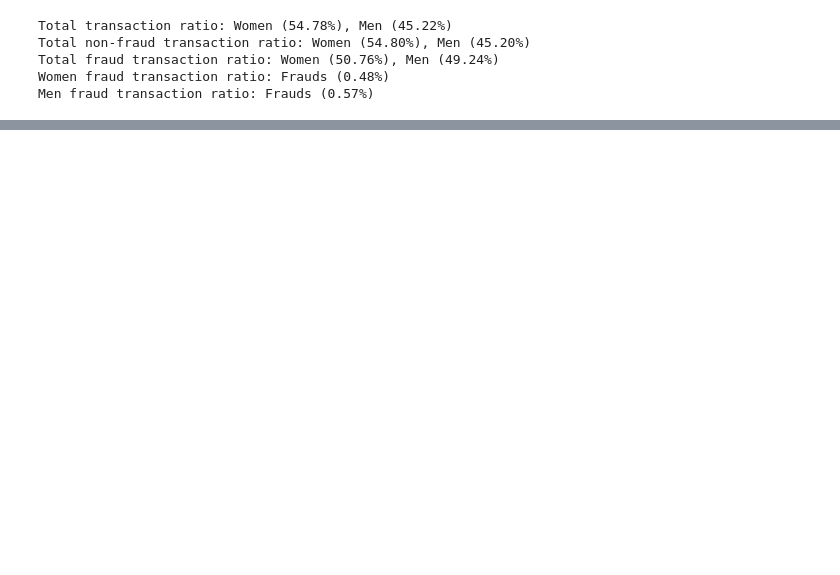
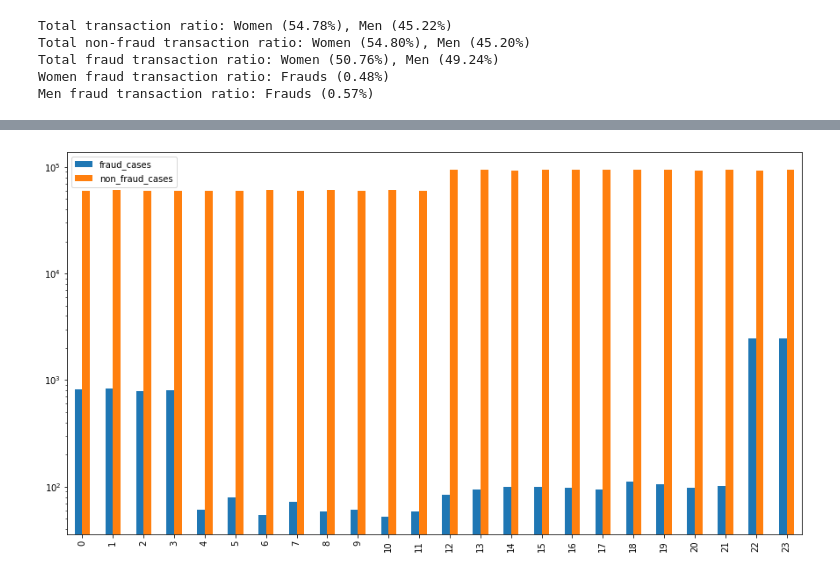
Before and after one commit to ditzlike/emlp_project, a Jupyter notebook: wip_notebook.ipynb, the cells around one changed output, grey strips where cells are left out. Saved outputs shown, nothing was run; the diff lists cells and outputs as text; code cells hidden in the pictures; blank space fills up the shorter version.

```diff
--- a/wip_notebook.ipynb
+++ b/wip_notebook.ipynb
@@ -172,0 +167,10 @@ combined_df[combined_df.is_fraud == 0]['hour'].value_counts().sort_index().plot(
+# %%
+def plot_double_bar(fraud_df, non_fraud_df, category, b_sort = False):
+    non_fraud = non_fraud_df[category].value_counts().sort_index()
+    fraud = fraud_df[category].value_counts().sort_index()
+    if b_sort:
+        non_fraud = non_fraud.sort_index()
+        fraud = fraud.sort_index()
+    index = list(range(0, len(fraud)))
+    ax = pd.DataFrame({'fraud_cases': fraud, 'non_fraud_cases': non_fraud}, index=index).plot(kind = "bar", figsize = (15, 8))
+    ax.set_yscale('log')
@@ -172,0 +183,5 @@ combined_df[combined_df.is_fraud == 0]['hour'].value_counts().sort_index().plot(
+# %%
+non_fraud_df = combined_df[combined_df.is_fraud == 0]
+plot_double_bar(fraud_df, non_fraud_df, 'hour', b_sort = True)
+# %% [output]
+[figure, added]
```
Also changed, not shown: parts of 9 cells of this notebook.
